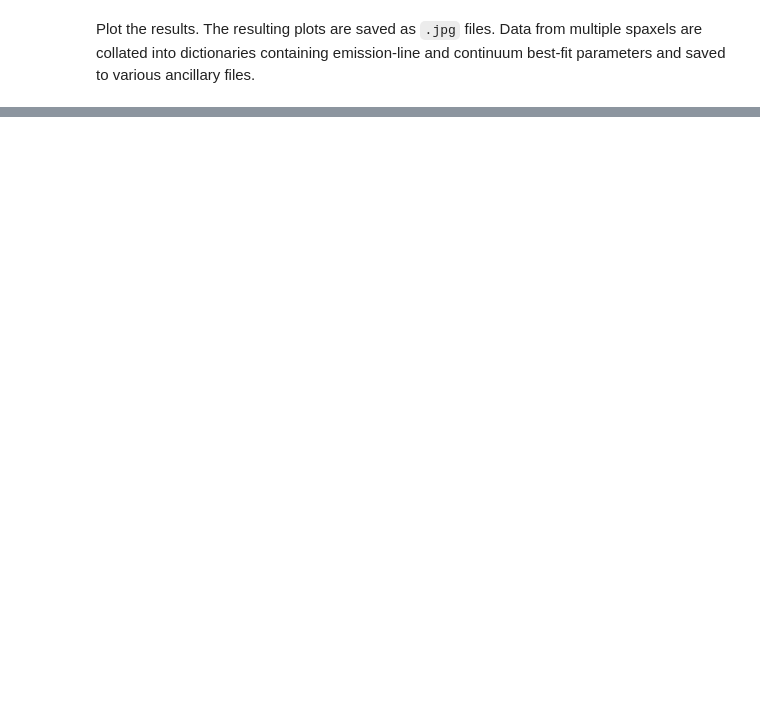
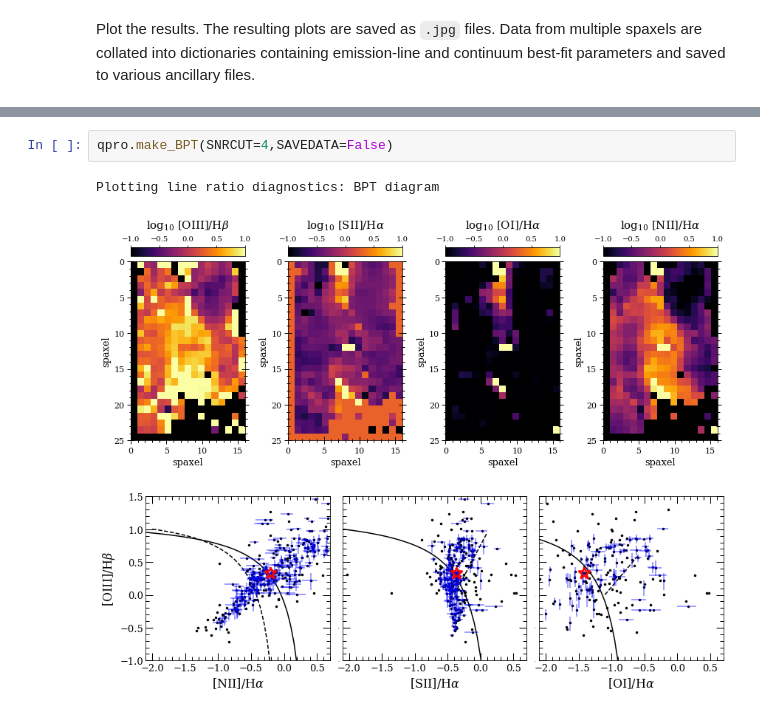
Before and after one commit to Q3D/q3dfit, a Jupyter notebook: jnb/run_q3dfit.ipynb, the cells around one changed output, grey strips where cells are left out. Saved outputs shown, nothing was run; the diff lists cells and outputs as text; blank space fills up the shorter version.

```diff
--- a/jnb/run_q3dfit.ipynb
+++ b/jnb/run_q3dfit.ipynb
@@ -428,0 +462,6 @@ q3da(q3di,cols=cols,rows=rows)
+# %%
+qpro.make_BPT(SNRCUT=4,SAVEDATA=False)
+# %% [output]
+Plotting line ratio diagnostics: BPT diagram
+[figure, added]
+[figure, added]
```
Also changed, not shown: parts of 11 cells of this notebook, 1 other file.
